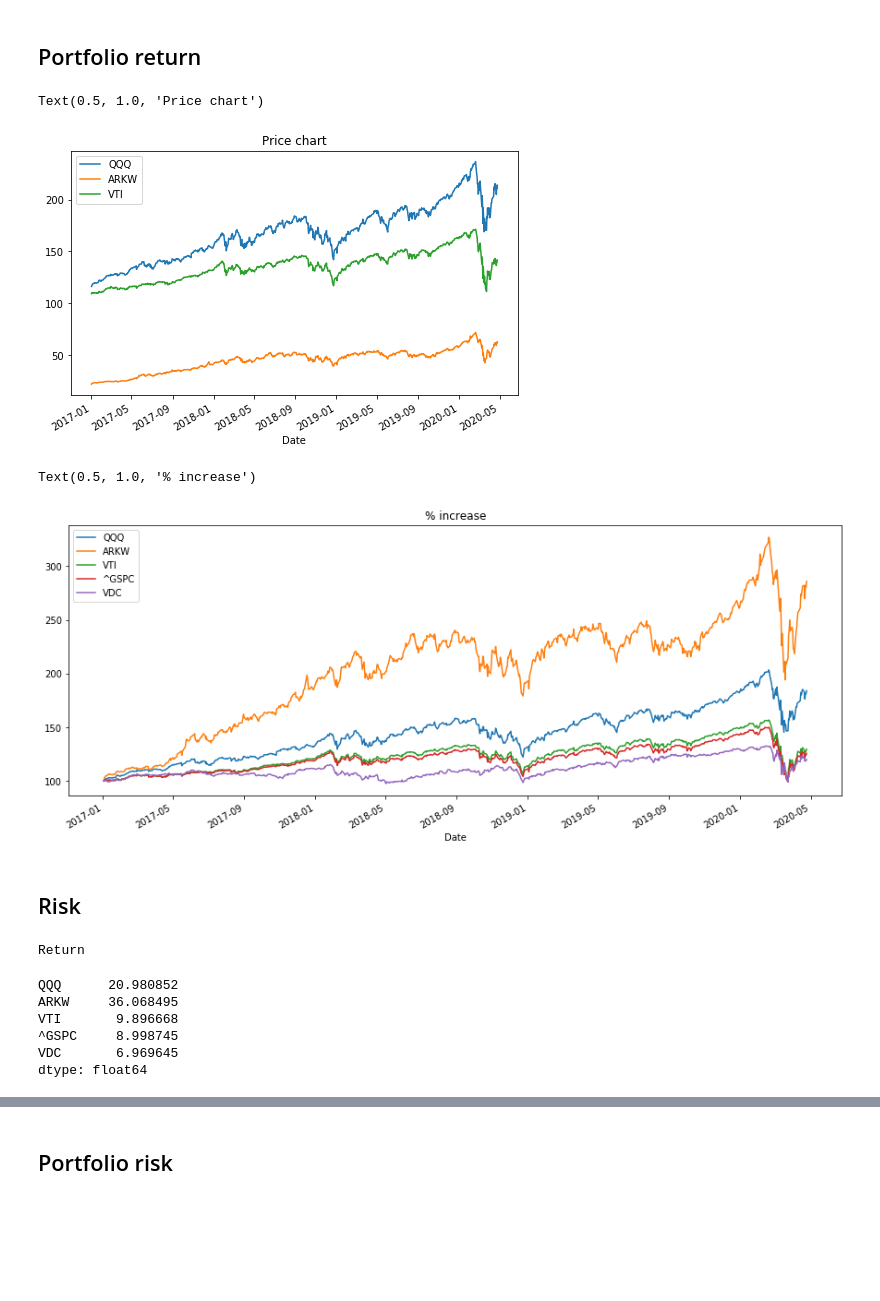
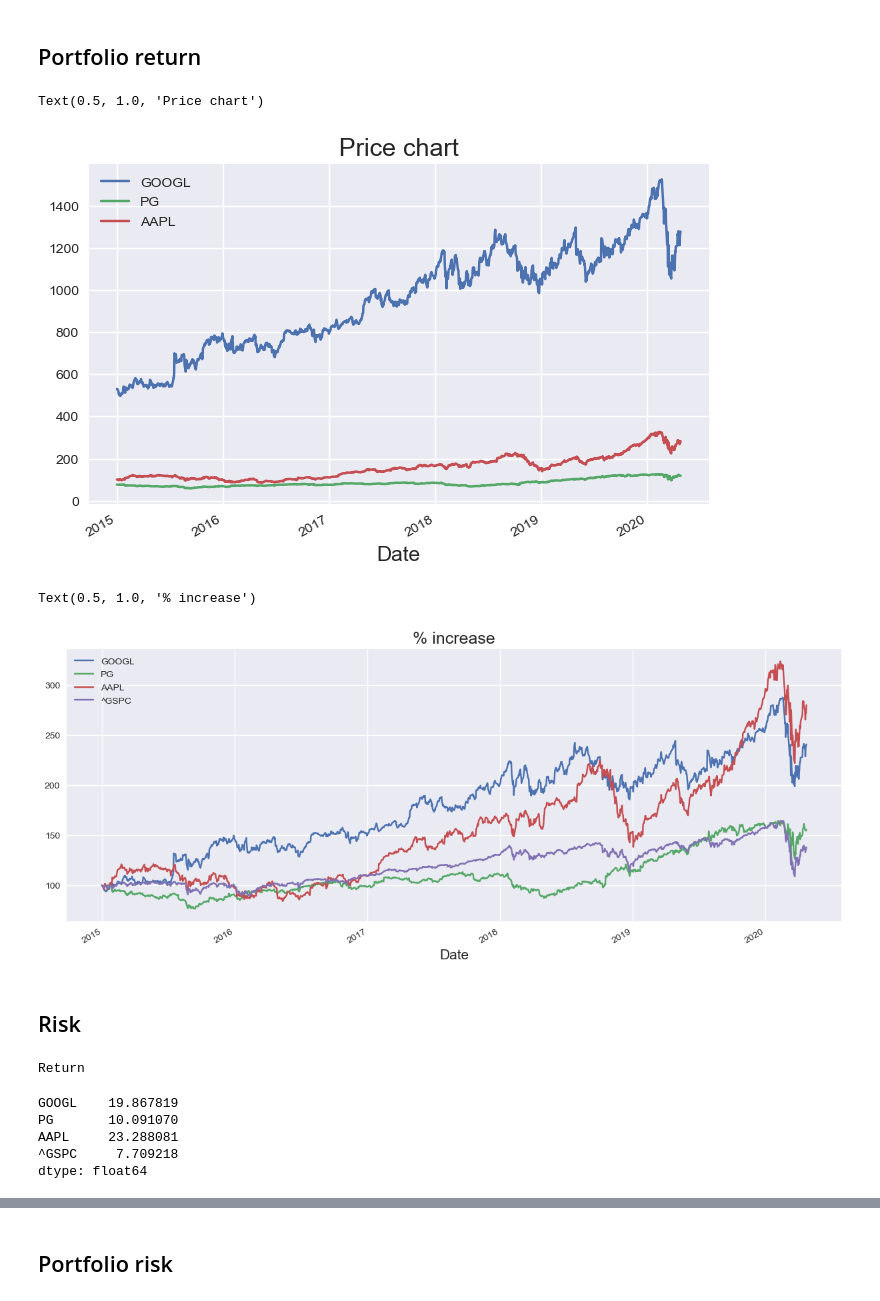
Before and after one commit to dmnguyen92/Stock-price-prediction-with-time-series-analysis, a Jupyter notebook: 1. Analyze Return and Risk.ipynb, the cells around one changed output, grey strips where cells are left out. Drawn from its saved outputs; the diff is of its cells as text; code cells hidden in the pictures; blank space fills up the shorter version.

Commit message:
update stock info

```diff
--- a/1. Analyze Return and Risk.ipynb
+++ b/1. Analyze Return and Risk.ipynb
@@ -7,7 +7,20 @@ This notebook aims at analyzing the return and risks of certain stocks and and p
 # %%
 from pandas_datareader import data as wb
 import pandas as pd
-import matplotlib.pyplot as plt
 import seaborn as sns
 import numpy as np
+
+# Library for plotting
+import matplotlib.pyplot as plt
+plt.style.use('seaborn')
+from matplotlib import rcParams
+params = {
+    'font.size': 12,
+    'axes.labelsize': 15,
+    'axes.titlesize': 18
+
+}
+rcParams.update(params)
+rcParams['figure.figsize'] = 10, 5
+rcParams['figure.dpi'] = 100
 # %%
@@ -51,22 +64,22 @@ Anual average return: 11.27080%
 # %% [markdown]
 ## Portfolio return
 # %%
-stocks = ['QQQ','ARKW',"VTI","^GSPC",'VDC']
+stocks = ['GOOGL','PG',"AAPL","^GSPC"]
 df_mix = pd.DataFrame()
 for t in stocks:
-    df_mix[t] = wb.DataReader(t, data_source='yahoo', start='2017-1-1')['Adj Close']
+    df_mix[t] = wb.DataReader(t, data_source='yahoo', start='2015-1-1')['Adj Close']
 # %%
-df_mix[['QQQ','ARKW','VTI']].plot(figsize=(8,5))
+df_mix[['GOOGL','PG',"AAPL"]].plot(figsize=(8,5))
 plt.title('Price chart')
 # %% [output]
 Text(0.5, 1.0, 'Price chart')
-[figure, old version]
+[figure, new version]
 # %%
 (df_mix/df_mix.iloc[0]*100).plot(figsize=(15,6))
 plt.title('% increase')
 # %% [output]
 Text(0.5, 1.0, '% increase')
-[figure, old version]
+[figure, new version]
 # %% [markdown]
 ## Risk
 # %%
@@ -76,11 +89,10 @@ print("Return")
 df_mix_return.mean()*100*250
 # %% [output]
 Return
-QQQ      20.980852
-ARKW     36.068495
-VTI       9.896668
-^GSPC     8.998745
-VDC       6.969645
+GOOGL    19.867819
+PG       10.091070
+AAPL     23.288081
+^GSPC     7.709218
 dtype: float64
 # %%
 print('Std')
```
Also changed, not shown: parts of 11 cells of this notebook, 2 other files.
